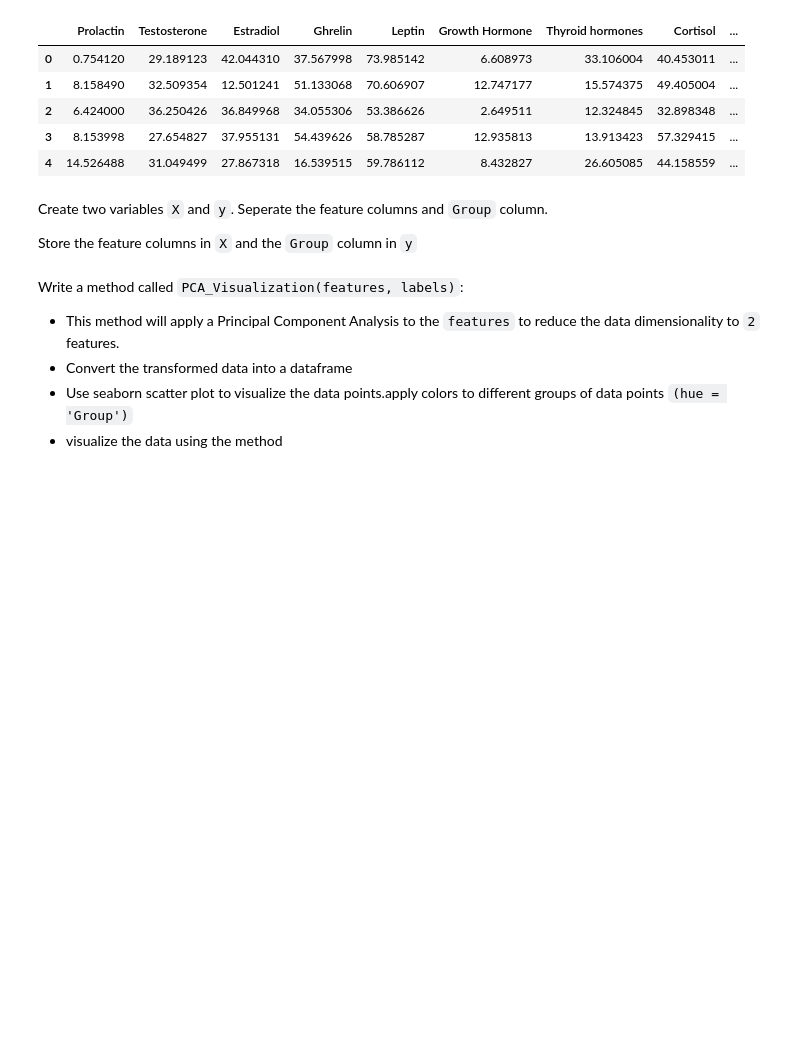
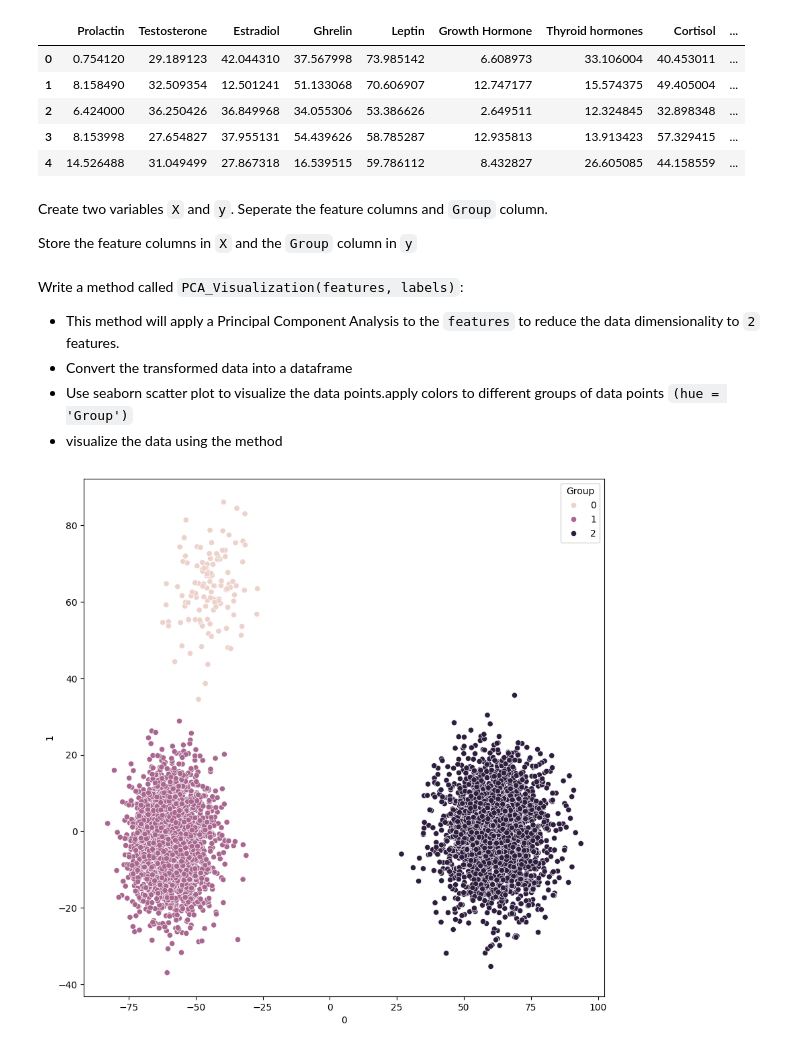
Before and after one commit to miguelestradam3/machine_learning_practice, a Jupyter notebook: practice/The_Challenge_Task.ipynb, the cells around one changed output. Cells and saved outputs as stored; diff of their text form; code cells hidden in the pictures; blank space fills up the shorter version.

Commit message:
Saving data

```diff
--- a/practice/The_Challenge_Task.ipynb
+++ b/practice/The_Challenge_Task.ipynb
@@ -30,6 +30,9 @@ data.head()
 Create two variables `X` and `y`. Seperate the feature columns and `Group` column.
 
 Store the  feature columns in `X` and the `Group` column in `y`
+# %%
+X = data.drop('Group', axis=1).values
+y = data.Group
 # %% [markdown]
 Write a method called `PCA_Visualization(features, labels)`:
 
@@ -37,3 +40,16 @@ Write a method called `PCA_Visualization(features, labels)`:
 * Convert the transformed data into a dataframe
 * Use seaborn scatter plot to visualize the data points.apply colors to different groups of data points `(hue = 'Group')`
 * visualize the data using the method
+# %%
+def PCA_Visualization(features, labels):
+    pca = PCA(2)
+    pca.fit(features)
+    transformed_data = pca.transform(features)
+    df = pd.DataFrame(transformed_data)
+    df['Group'] = labels
+    plt.figure(figsize=(10, 10))
+    sns.scatterplot(df, x=0, y=1,hue='Group')
+
+PCA_Visualization(X, y)
+# %% [output]
+[figure, added]
```
